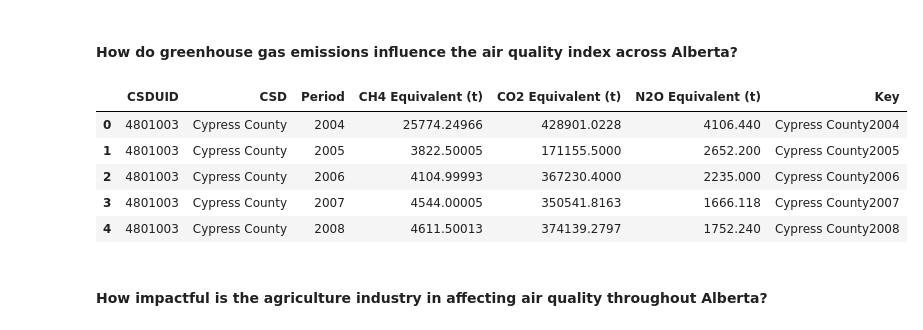
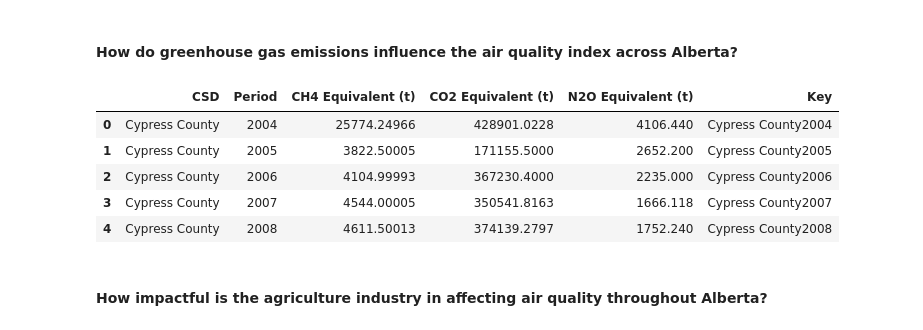
Before and after one commit to mjM00n/SQL_Queries, a Jupyter notebook: ipynb files/Data604_Masterdata_Creation.ipynb, the cells around one changed output. Drawn from its saved outputs; the diff is of its cells as text; code cells hidden in the pictures.

```diff
--- a/ipynb files/Data604_Masterdata_Creation.ipynb
+++ b/ipynb files/Data604_Masterdata_Creation.ipynb
@@ -163,16 +163,16 @@ oil_wells_transformed.head()
 #### How do greenhouse gas emissions influence the air quality index across Alberta?
 # %%
 greenhouse_gas_transformed = greenhouse_gas_data.copy()
-greenhouse_gas_data.drop("CSDUID",axis=1,inplace=True)
+greenhouse_gas_transformed.drop("CSDUID",axis=1,inplace=True)
 greenhouse_gas_transformed["Key"] = greenhouse_gas_transformed["CSD"].astype(str) + greenhouse_gas_transformed["Period"].astype(str)
 greenhouse_gas_transformed.head()
 # %% [output]
-|  | CSDUID | CSD | Period | CH4 Equivalent (t) | CO2 Equivalent (t) | N2O Equivalent (t) | Key |
-| 0 | 4801003 | Cypress County | 2004 | 25774.24966 | 428901.0228 | 4106.440 | Cypress County2004 |
-| 1 | 4801003 | Cypress County | 2005 | 3822.50005 | 171155.5000 | 2652.200 | Cypress County2005 |
-| 2 | 4801003 | Cypress County | 2006 | 4104.99993 | 367230.4000 | 2235.000 | Cypress County2006 |
-| 3 | 4801003 | Cypress County | 2007 | 4544.00005 | 350541.8163 | 1666.118 | Cypress County2007 |
-| 4 | 4801003 | Cypress County | 2008 | 4611.50013 | 374139.2797 | 1752.240 | Cypress County2008 |
+|  | CSD | Period | CH4 Equivalent (t) | CO2 Equivalent (t) | N2O Equivalent (t) | Key |
+| 0 | Cypress County | 2004 | 25774.24966 | 428901.0228 | 4106.440 | Cypress County2004 |
+| 1 | Cypress County | 2005 | 3822.50005 | 171155.5000 | 2652.200 | Cypress County2005 |
+| 2 | Cypress County | 2006 | 4104.99993 | 367230.4000 | 2235.000 | Cypress County2006 |
+| 3 | Cypress County | 2007 | 4544.00005 | 350541.8163 | 1666.118 | Cypress County2007 |
+| 4 | Cypress County | 2008 | 4611.50013 | 374139.2797 | 1752.240 | Cypress County2008 |
 # %% [markdown]
 #### How impactful is the agriculture industry in affecting air quality throughout Alberta?
 # %% [markdown]
```
Also changed, not shown: parts of 5 cells of this notebook.
